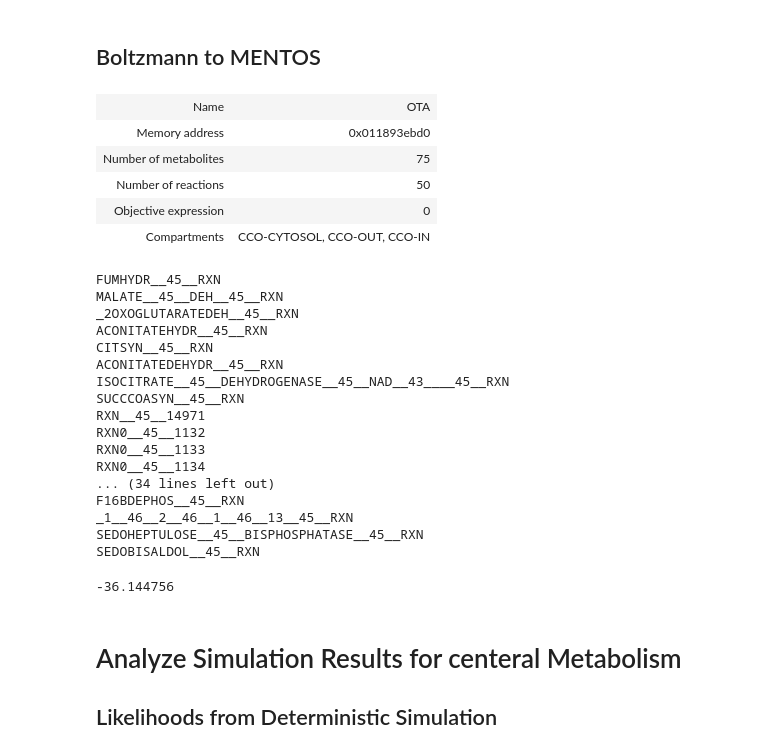
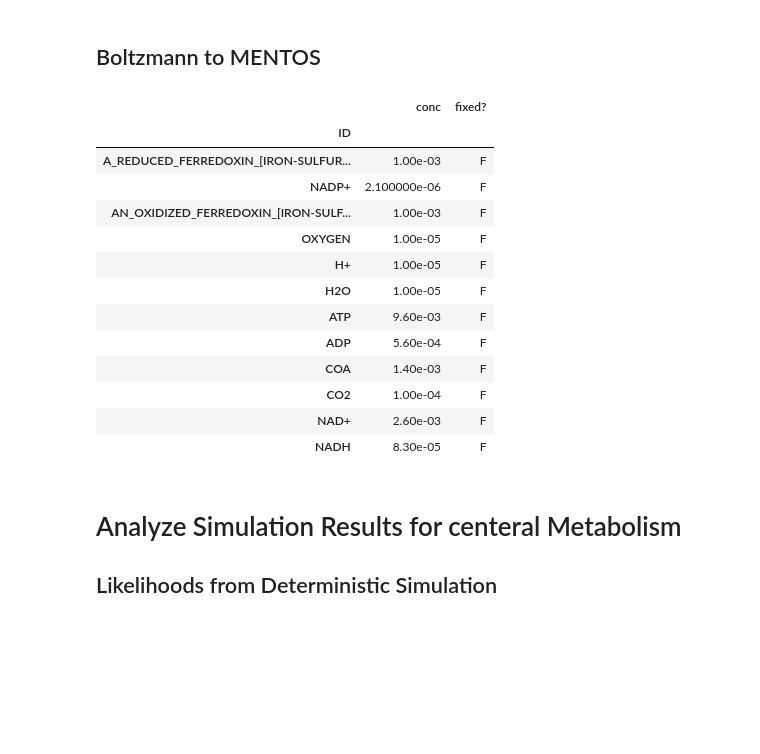
Before and after one commit to nkkchem/Ostreoccus_cent_simulation, a Jupyter notebook: Ostreococcus_centeral_Met.ipynb, the cells around one changed output. Drawn from its saved outputs; the diff is of its cells as text; code cells hidden in the pictures; blank space fills up the shorter version.

```diff
--- a/Ostreococcus_centeral_Met.ipynb
+++ b/Ostreococcus_centeral_Met.ipynb
@@ -344,49 +344,45 @@ where K is the constant similar to the Michaelis constant, n is the exponent tha
 # %%
 import mentos, cobra, re
 import numpy as np
 import cvxpy as cvx
 def unmunge( sbmlid ):
     ordRE = re.compile('__([0-9]+)__')
     return ordRE.sub( self.repl, sbmlid)
 cobra_model = cobra.io.read_sbml_model('central_metabolism_dg0.sbml')
 
-display(cobra_model)
+#display(cobra_model)
 
 deltaG0 = pd.read_table('central_metabolism_dg0.tab',index_col='ID').fillna(0)
 s2b = sbml2boltzmann(cobra_model, deltaG0)
 fullS = pd.DataFrame(cobra.util.array.create_stoichiometric_matrix(cobra_model),
                     index=[s2b.unmunge(m.id) for m in cobra_model.metabolites],
                     columns = [s2b.unmunge(r.id) for r in cobra_model.reactions])
 #display(deltaG0)
 for rxn in cobra_model.reactions:
-    print(rxn.id)
+    #print(rxn.id)
     rxn.notes['Gibbs-0'] = deltaG0.loc[s2b.unmunge(rxn.id), 'Gibbs-0']
 mu0 = pd.read_table('Chemical_potential.tab',index_col='ID')
+concs = pd.read_table('central_metabolism_dg0_concs_Fixecoli.in',skiprows=2, header=None, names=['ID','conc','fixed?'],index_col='ID')
+
 for met in cobra_model.metabolites:
-    met.notes['Gibbs-0'] = mu0.loc[met.notes['BIOCYC'][0].strip('|'), 'Gibbs-0']
+    cycid = met.notes['BIOCYC'][0].strip('|')
+    met.notes['Gibbs-0'] = mu0.loc[cycid, 'Gibbs-0']
+    if cycid in concs[concs['fixed?']== 'F'].index:
+        met.notes['initial_logc'] = np.log(concs.loc[cycid,'conc'])
+concs[concs['fixed?'] == 'F']
 # %% [output]
-| Name | OTA |
-| Memory address | 0x011893ebd0 |
-| Number of metabolites | 75 |
-| Number of reactions | 50 |
-| Objective expression | 0 |
-| Compartments | CCO-CYTOSOL, CCO-OUT, CCO-IN |
+|  | conc | fixed? |
+| ID |  |  |
+| A_REDUCED_FERREDOXIN_[IRON-SULFUR... | 1.00e-03 | F |
+| NADP+ | 2.100000e-06 | F |
+| AN_OXIDIZED_FERREDOXIN_[IRON-SULF... | 1.00e-03 | F |
+| OXYGEN | 1.00e-05 | F |
+| H+ | 1.00e-05 | F |
+| H2O | 1.00e-05 | F |
+| ATP | 9.60e-03 | F |
+| ADP | 5.60e-04 | F |
+| COA | 1.40e-03 | F |
+| CO2 | 1.00e-04 | F |
+| NAD+ | 2.60e-03 | F |
+| NADH | 8.30e-05 | F |
-FUMHYDR__45__RXN
-MALATE__45__DEH__45__RXN
-_2OXOGLUTARATEDEH__45__RXN
-ACONITATEHYDR__45__RXN
-CITSYN__45__RXN
-ACONITATEDEHYDR__45__RXN
-ISOCITRATE__45__DEHYDROGENASE__45__NAD__43____45__RXN
-SUCCCOASYN__45__RXN
-RXN__45__14971
-RXN0__45__1132
-RXN0__45__1133
-RXN0__45__1134
-... (34 lines left out)
-F16BDEPHOS__45__RXN
-_1__46__2__46__1__46__13__45__RXN
-SEDOHEPTULOSE__45__BISPHOSPHATASE__45__RXN
-SEDOBISALDOL__45__RXN
--36.144756
 # %%
```
Also changed, not shown: parts of 2 cells of this notebook.
